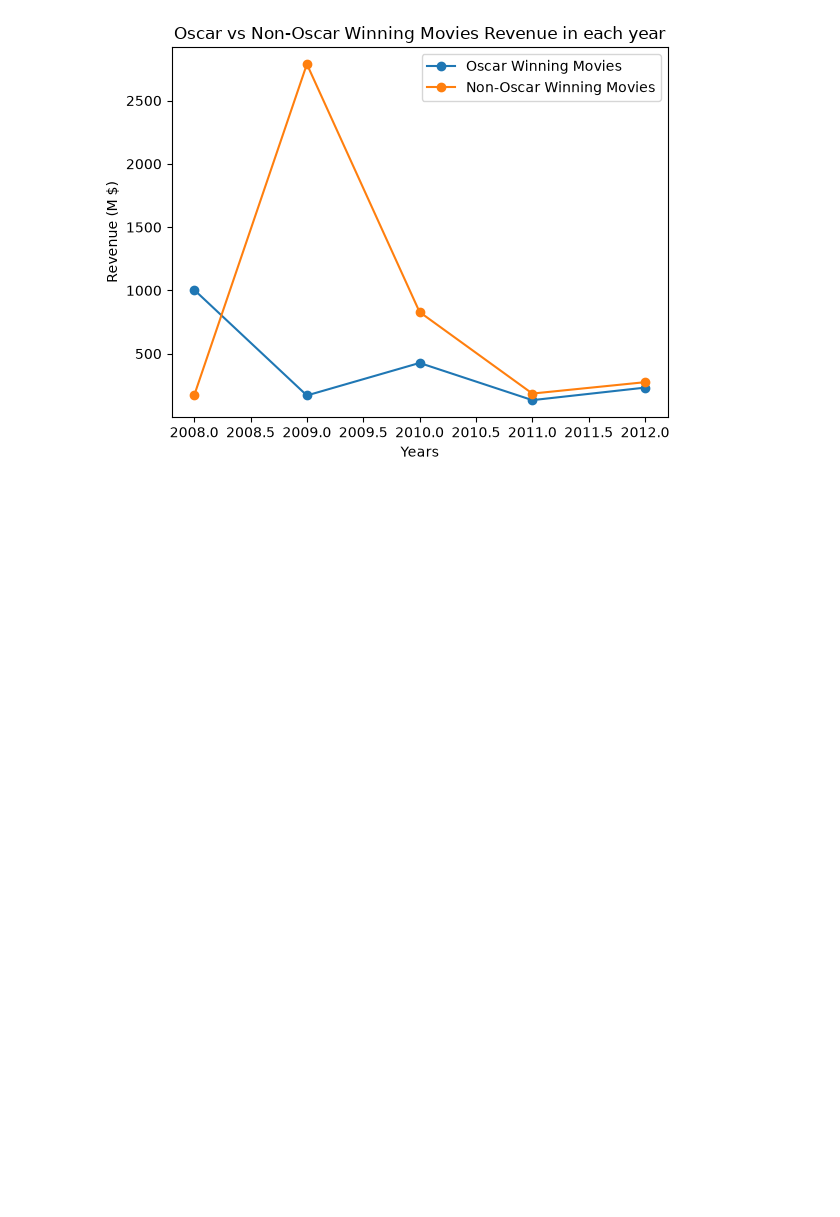
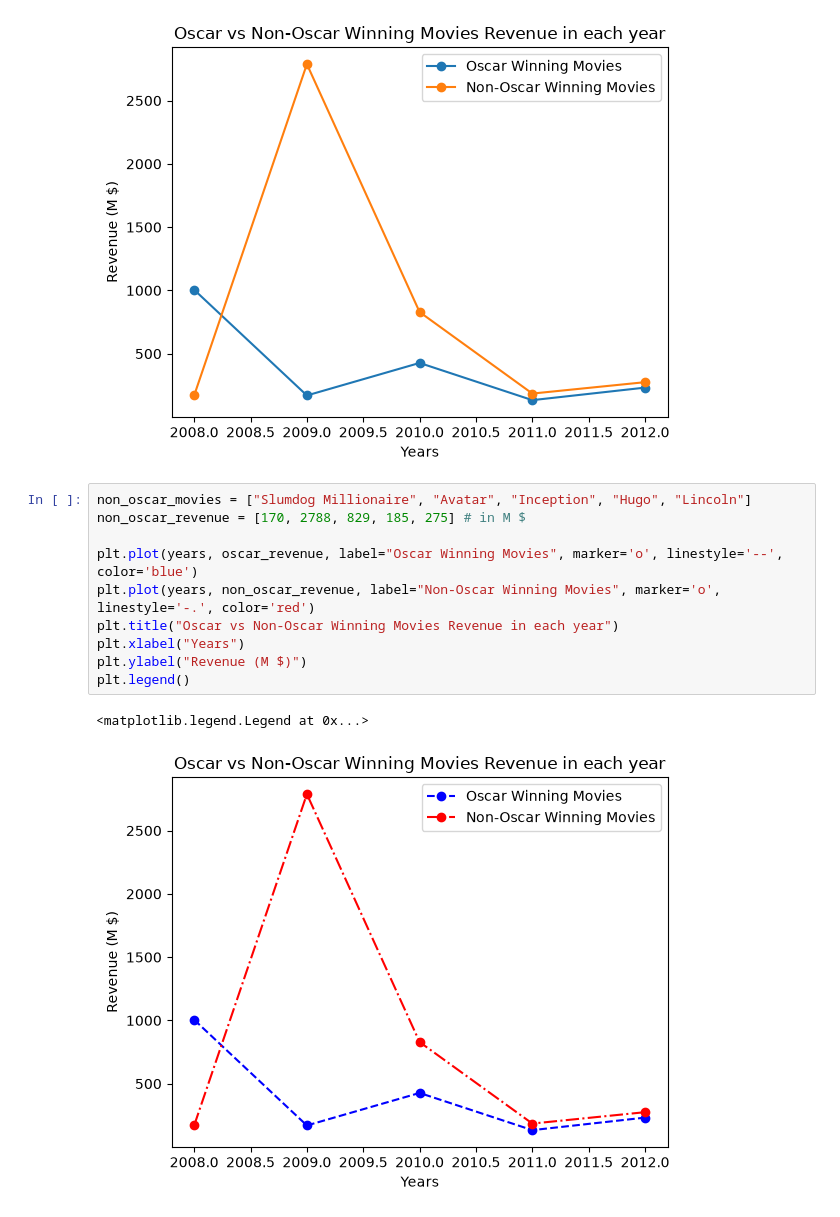
Before and after one commit to md-zeon/Data-Visualization, a Jupyter notebook: matplotlib.ipynb, the cells around one changed output. Drawn from its saved outputs; the diff is of its cells as text; blank space fills up the shorter version.

Commit message:
learned about marker, color, and lineStyle

```diff
--- a/matplotlib.ipynb
+++ b/matplotlib.ipynb
@@ -39,3 +39,16 @@ plt.legend()
 # %% [output]
 <matplotlib.legend.Legend at 0x...>
 [figure]
+# %%
+non_oscar_movies = ["Slumdog Millionaire", "Avatar", "Inception", "Hugo", "Lincoln"]
+non_oscar_revenue = [170, 2788, 829, 185, 275] # in M $
+
+plt.plot(years, oscar_revenue, label="Oscar Winning Movies", marker='o', linestyle='--', color='blue')
+plt.plot(years, non_oscar_revenue, label="Non-Oscar Winning Movies", marker='o', linestyle='-.', color='red')
+plt.title("Oscar vs Non-Oscar Winning Movies Revenue in each year")
+plt.xlabel("Years")
+plt.ylabel("Revenue (M $)")
+plt.legend()
+# %% [output]
+<matplotlib.legend.Legend at 0x...>
+[figure, added]
```
